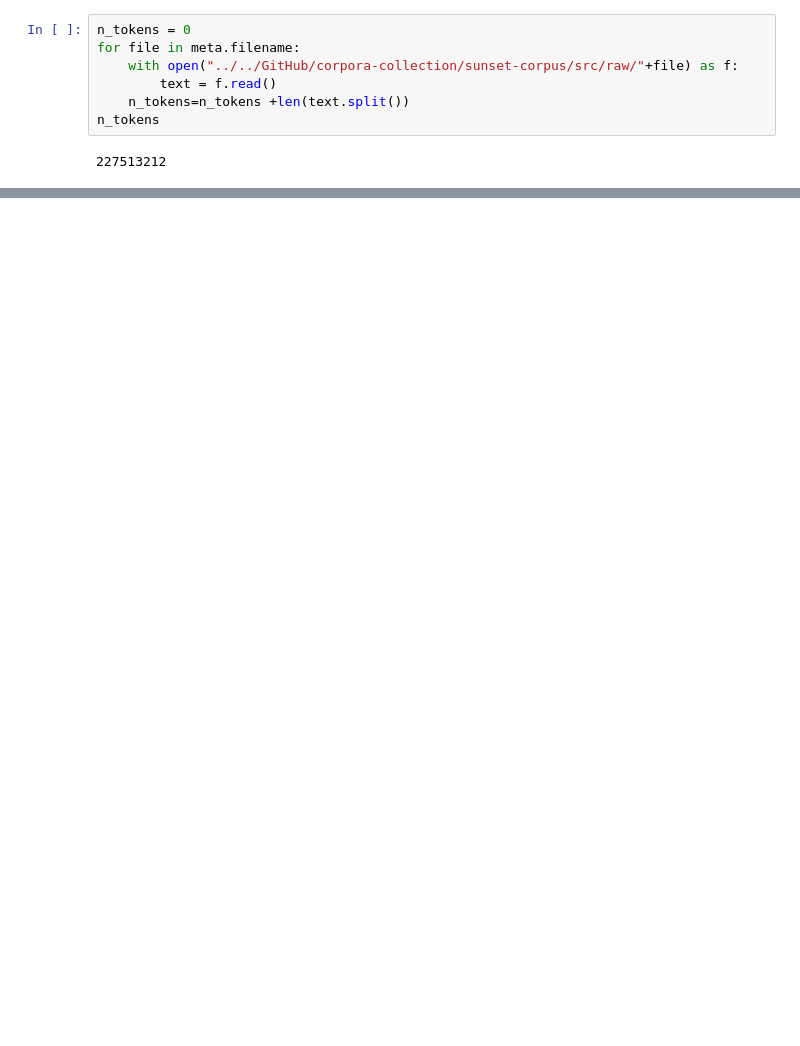
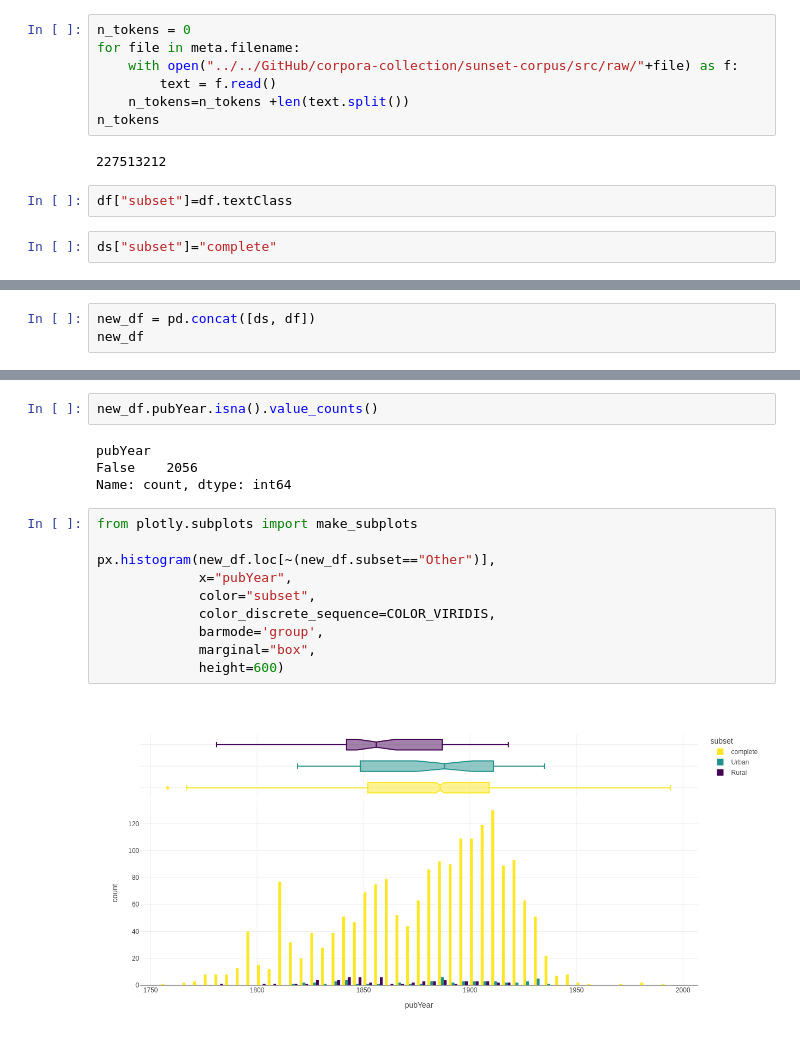
Before and after one commit to DanielKababgi/setting-detection-chr2027, a Jupyter notebook: dataset-exploration.ipynb, the cells around one changed output, grey strips where cells are left out. Drawn from its saved outputs; the diff is of its cells as text; blank space fills up the shorter version.

```diff
--- a/dataset-exploration.ipynb
+++ b/dataset-exploration.ipynb
@@ -136,3 +127,7 @@ for file in meta.filename:
 n_tokens
 # %% [output]
 227513212
+# %%
+df["subset"]=df.textClass
+# %%
+ds["subset"]="complete"
@@ -138,0 +139,3 @@ n_tokens
+# %%
+new_df = pd.concat([ds, df])
+new_df
@@ -138,0 +156,18 @@ n_tokens
+# %%
+new_df.pubYear.isna().value_counts()
+# %% [output]
+pubYear
+False    2056
+Name: count, dtype: int64
+# %%
+from plotly.subplots import make_subplots
+
+px.histogram(new_df.loc[~(new_df.subset=="Other")],
+             x="pubYear",
+             color="subset",
+             color_discrete_sequence=COLOR_VIRIDIS,
+             barmode='group',
+             marginal="box",
+             height=600)
+# %% [output]
+[figure, added]
```
Also changed, not shown: parts of 16 cells of this notebook, 1 other file.
